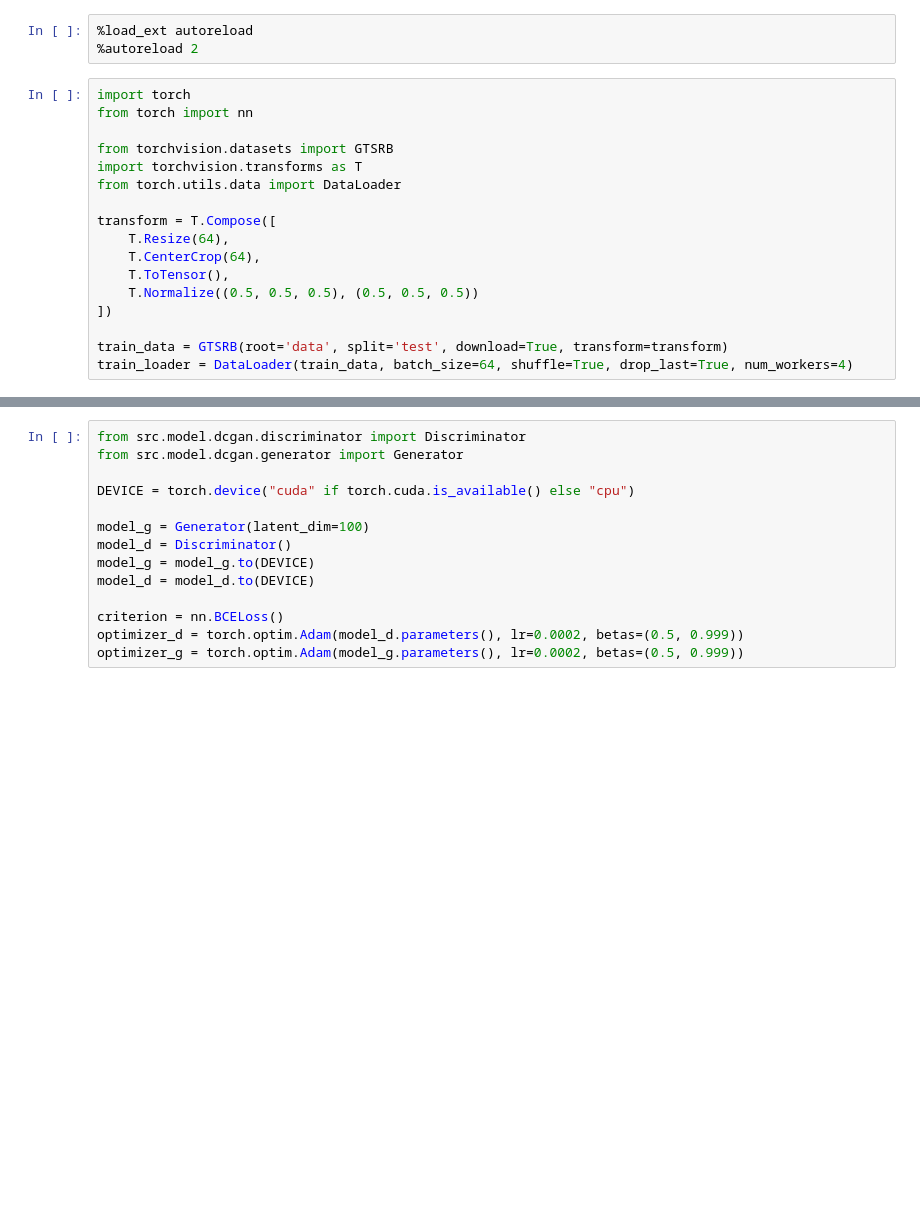
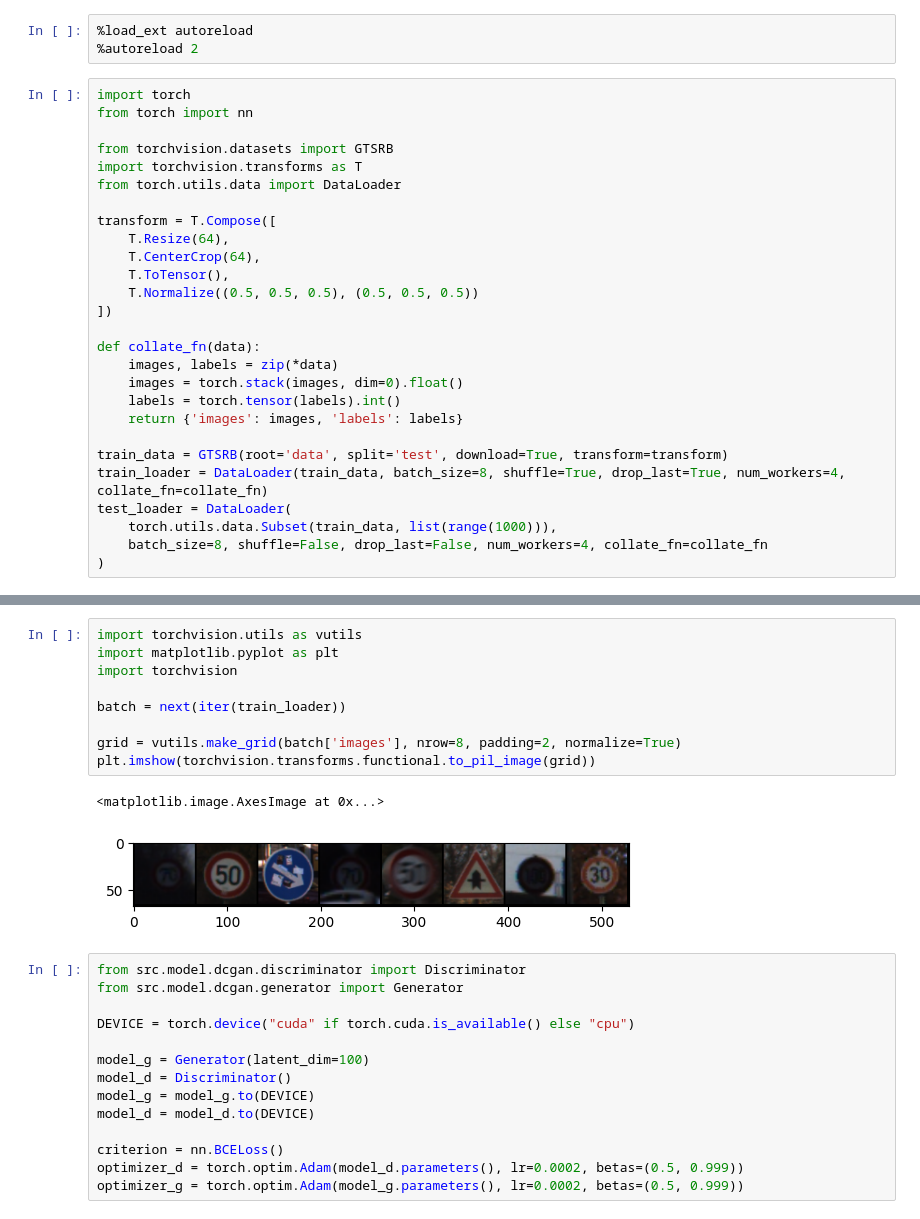
Before and after one commit to dzhunkoffski/gan, a Jupyter notebook: run_pipeline.ipynb, the cells around one changed output, grey strips where cells are left out. Drawn from its saved outputs; the diff is of its cells as text; blank space fills up the shorter version.

```diff
--- a/run_pipeline.ipynb
+++ b/run_pipeline.ipynb
@@ -16,5 +16,15 @@ transform = T.Compose([
     T.Normalize((0.5, 0.5, 0.5), (0.5, 0.5, 0.5))
 ])
 
+def collate_fn(data):
+    images, labels = zip(*data)
+    images = torch.stack(images, dim=0).float()
+    labels = torch.tensor(labels).int()
+    return {'images': images, 'labels': labels}
+
 train_data = GTSRB(root='data', split='test', download=True, transform=transform)
-train_loader = DataLoader(train_data, batch_size=64, shuffle=True, drop_last=True, num_workers=4)
+train_loader = DataLoader(train_data, batch_size=8, shuffle=True, drop_last=True, num_workers=4, collate_fn=collate_fn)
+test_loader = DataLoader(
+    torch.utils.data.Subset(train_data, list(range(1000))),
+    batch_size=8, shuffle=False, drop_last=False, num_workers=4, collate_fn=collate_fn
+)
@@ -26,3 +31,15 @@ Extracting data/gtsrb/GTSRB_Final_Test_GT.zip to data/gtsrb
+# %%
+import torchvision.utils as vutils
+import matplotlib.pyplot as plt
+import torchvision
+
+batch = next(iter(train_loader))
+
+grid = vutils.make_grid(batch['images'], nrow=8, padding=2, normalize=True)
+plt.imshow(torchvision.transforms.functional.to_pil_image(grid))
+# %% [output]
+<matplotlib.image.AxesImage at 0x...>
+[figure, added]
 # %%
 from src.model.dcgan.discriminator import Discriminator
 from src.model.dcgan.generator import Generator
```
Also changed, not shown: parts of 2 cells of this notebook, 3 other files.
